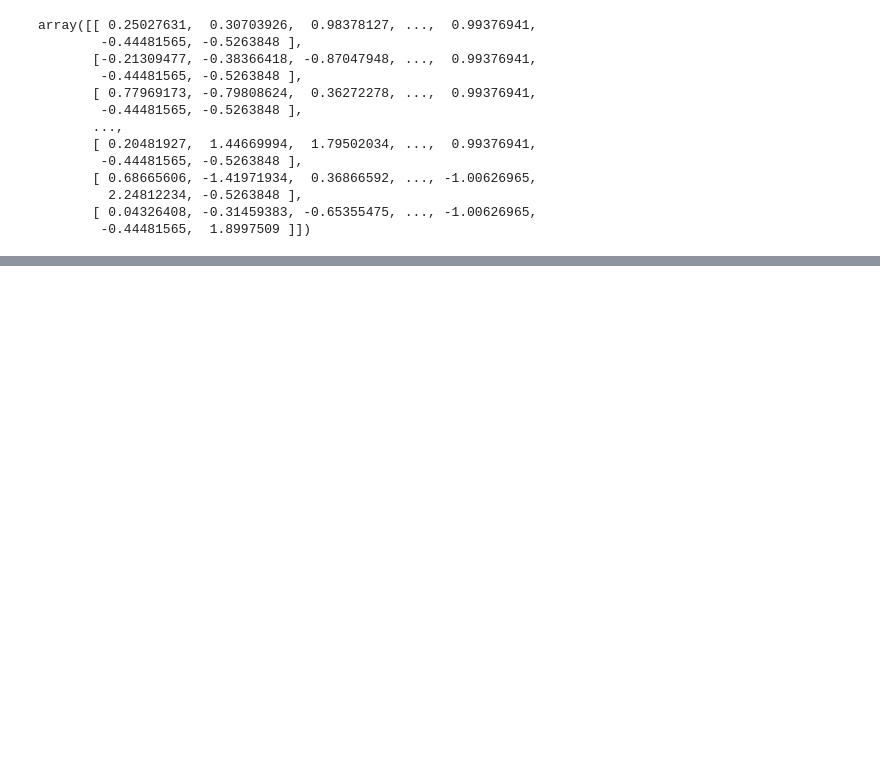
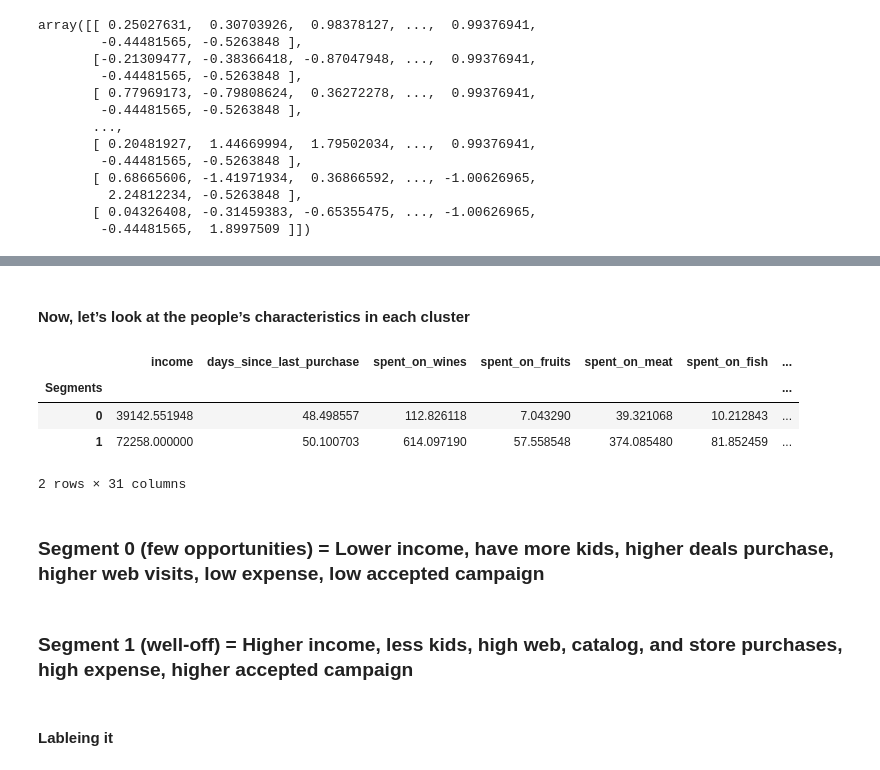
Before and after one commit to 1mlkarthi7/Customer-Personality-Analysis, a Jupyter notebook: Customer Personality Analysis.ipynb, the cells around one changed output, grey strips where cells are left out. Cells and saved outputs as stored; diff of their text form; code cells hidden in the pictures; blank space fills up the shorter version.

```diff
--- a/Customer Personality Analysis.ipynb
+++ b/Customer Personality Analysis.ipynb
@@ -1327,0 +1132,16 @@ print(kmeans.score(X_principal))
+# %% [markdown]
+#### Now, let’s look at the people’s characteristics in each cluster
+# %%
+data_segment.groupby(['Segments']).mean()
+# %% [output]
+|  | income | days_since_last_purchase | spent_on_wines | spent_on_fruits | spent_on_meat | spent_on_fish | ... |
+| Segments |  |  |  |  |  |  | ... |
+| 0 | 39142.551948 | 48.498557 | 112.826118 | 7.043290 | 39.321068 | 10.212843 | ... |
+| 1 | 72258.000000 | 50.100703 | 614.097190 | 57.558548 | 374.085480 | 81.852459 | ... |
+2 rows × 31 columns
+# %% [markdown]
+### Segment 0 (few opportunities) = Lower income, have more kids, higher deals purchase, higher web visits, low expense, low accepted campaign
+# %% [markdown]
+### Segment 1 (well-off) = Higher income, less kids, high web, catalog, and store purchases, high expense, higher accepted campaign
+# %% [markdown]
+#### Lableing it
```
Also changed, not shown: parts of 46 cells of this notebook, 1 other file.
